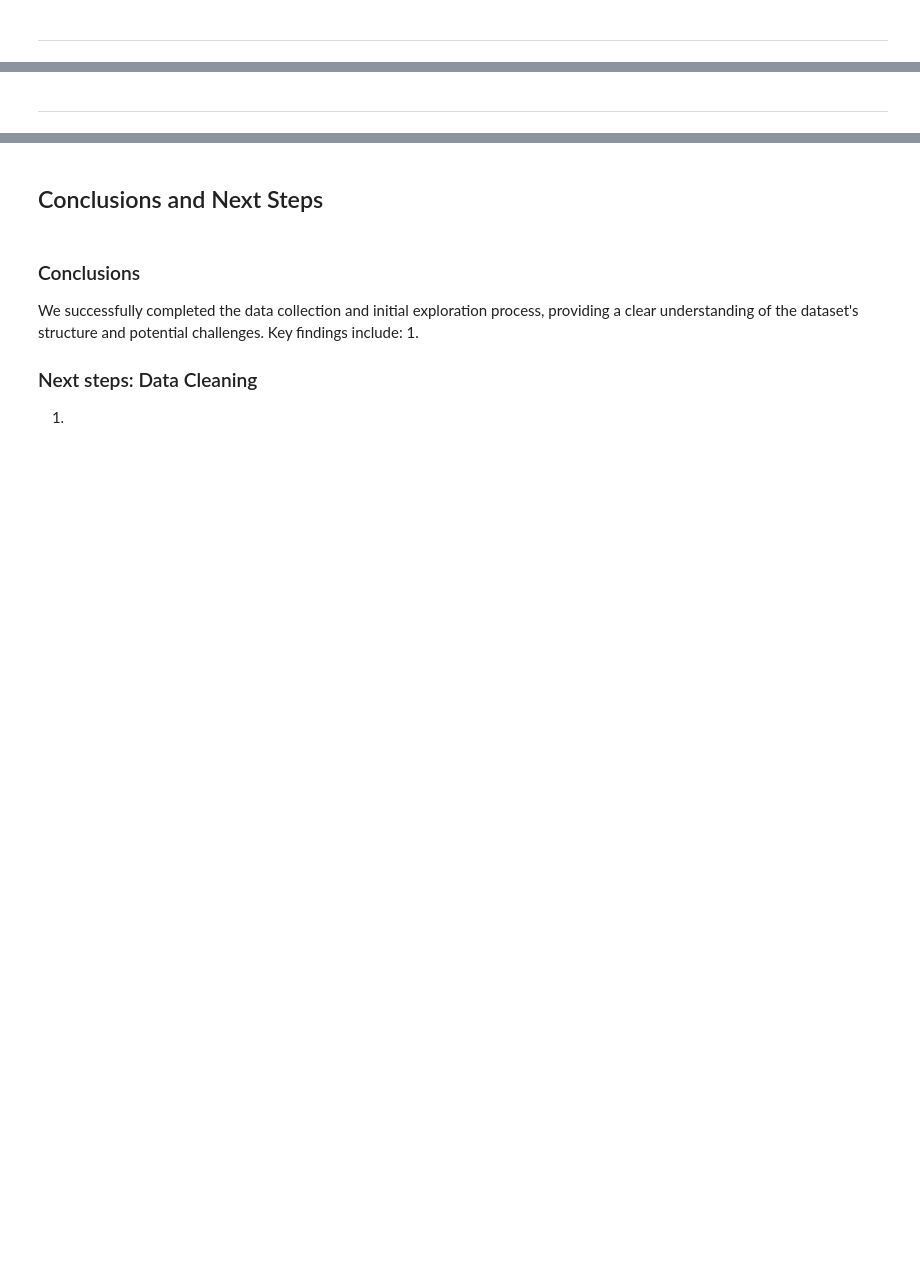
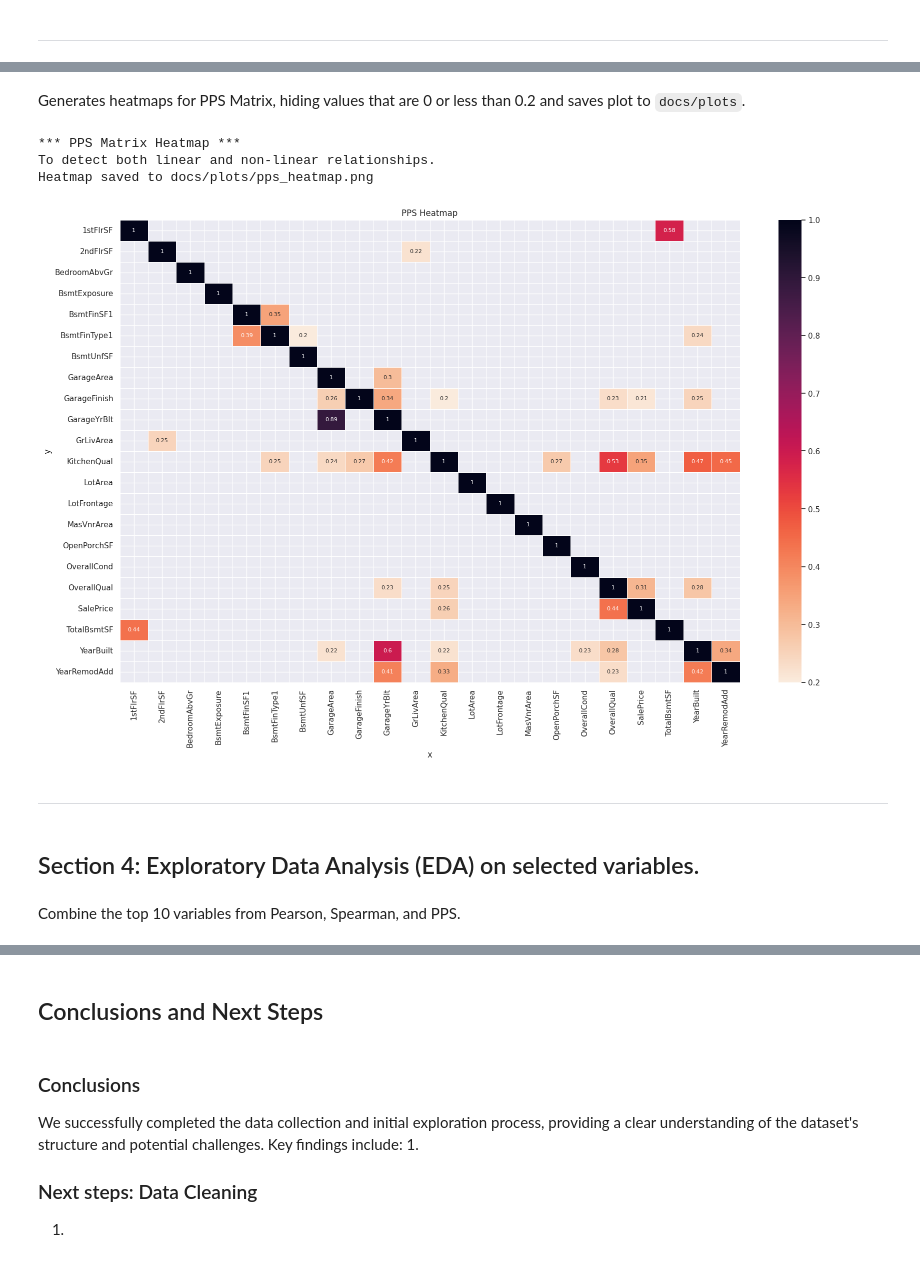
Before and after one commit to NatashaRy/house-price-predictor, a Jupyter notebook: jupyter_notebooks/03-CorrelationStudy.ipynb, the cells around one changed output, grey strips where cells are left out. Saved outputs shown, nothing was run; the diff lists cells and outputs as text; code cells hidden in the pictures; blank space fills up the shorter version.

Commit message:
Created heatmaps and compleated EDA on selected variables for CorrelationStudy

```diff
--- a/jupyter_notebooks/03-CorrelationStudy.ipynb
+++ b/jupyter_notebooks/03-CorrelationStudy.ipynb
@@ -60,4 +54,5 @@ We use Pandas library to load the cleaned dataset from `outputs/datasets/cleaned
 # %%
 import pandas as pd
-df_cleaned = pd.read_csv("outputs/datasets/cleaned/house_prices_cleaned.csv")
+
+df = pd.read_csv("outputs/datasets/cleaned/house_prices_cleaned.csv")
 df.head(5)
@@ -78,2 +72,6 @@ We create a data profiling report for exploratory data analysis (EDA) of the Dat
+# %%
+df['GarageFinish'].fillna('None', inplace=True)
+
+print(df['GarageFinish'].isnull().sum())
 # %% [markdown]
 ---
@@ -84,0 +269,3 @@ NOTE
+# %%
+pps_matrix_raw = pps.matrix(df)
+pps_matrix = pps_matrix_raw.pivot(index='y', columns='x', values='ppscore')
@@ -85,2 +288,24 @@ NOTE
+# %% [markdown]
+Generates heatmaps for PPS Matrix, hiding values that are 0 or less than 0.2 and saves plot to `docs/plots`.
+# %%
+print("*** PPS Matrix Heatmap ***")
+print("To detect both linear and non-linear relationships.")
+pps_heatmap(
+    df=pps_matrix,
+    threshold=0.2,
+    figsize=(20, 12),
+    font_size=8,
+    title="PPS Heatmap",
+    save_path="docs/plots/pps_heatmap.png"
+)
+# %% [output]
+*** PPS Matrix Heatmap ***
+To detect both linear and non-linear relationships.
+Heatmap saved to docs/plots/pps_heatmap.png
+[figure, added]
 # %% [markdown]
 ---
+# %% [markdown]
+## Section 4: Exploratory Data Analysis (EDA) on selected variables.
+# %% [markdown]
+Combine the top 10 variables from Pearson, Spearman, and PPS.
```
Also changed, not shown: parts of 33 cells of this notebook, 5 other files.
